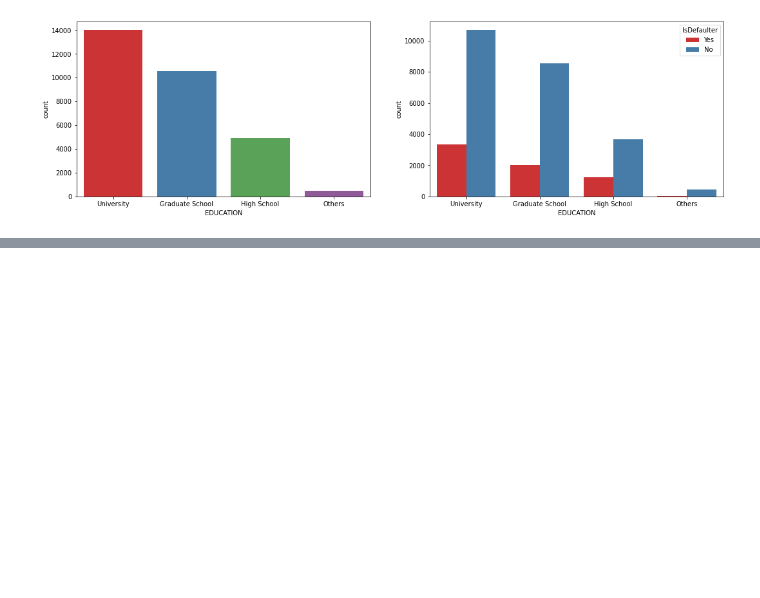
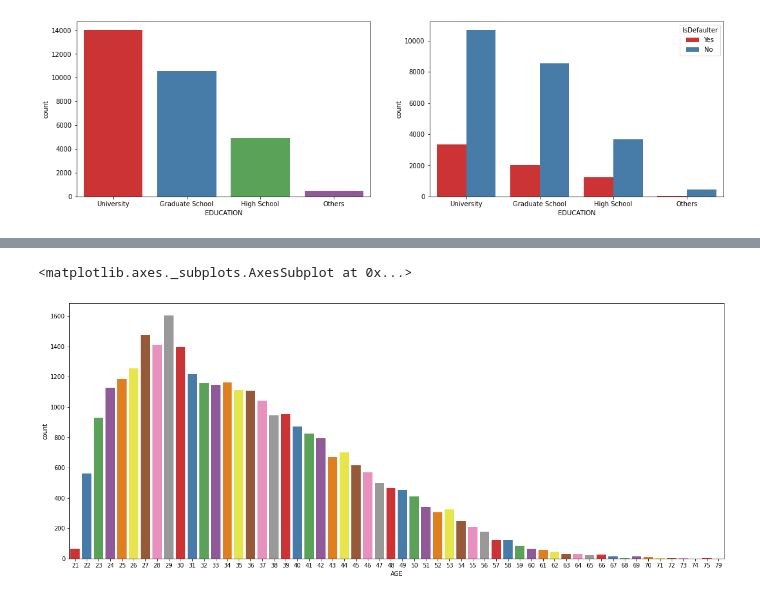
Before and after one commit to roysoni24/Credit-Card-Default-Prediction, a Jupyter notebook: Copy_of_Credit_Card_Default_Prediction_Capstone_Project.ipynb, the cells around one changed output, grey strips where cells are left out. Cells and saved outputs as stored; diff of their text form; code cells hidden in the pictures; blank space fills up the shorter version.

```diff
--- a/Copy_of_Credit_Card_Default_Prediction_Capstone_Project.ipynb
+++ b/Copy_of_Credit_Card_Default_Prediction_Capstone_Project.ipynb
@@ -324,0 +368,7 @@ sns.countplot(x = 'EDUCATION', hue = 'IsDefaulter',ax = axes[1], data = df, pale
+# %%
+# plotting values count for AGE
+plt.figure(figsize=(20,8))
+sns.countplot(x = 'AGE', data = df,palette= "Set1" )
+# %% [output]
+<matplotlib.axes._subplots.AxesSubplot at 0x...>
+[figure, added]
```
Also changed, not shown: parts of 10 cells of this notebook.
